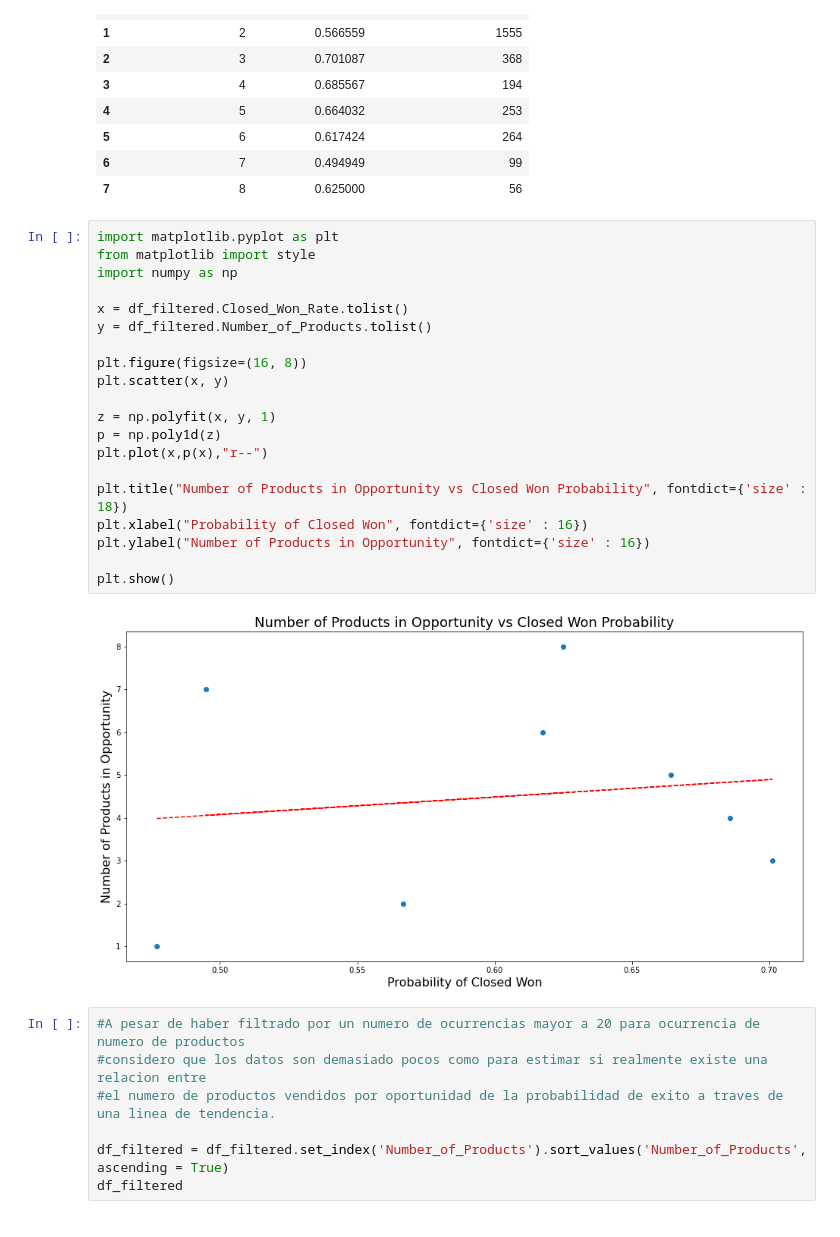
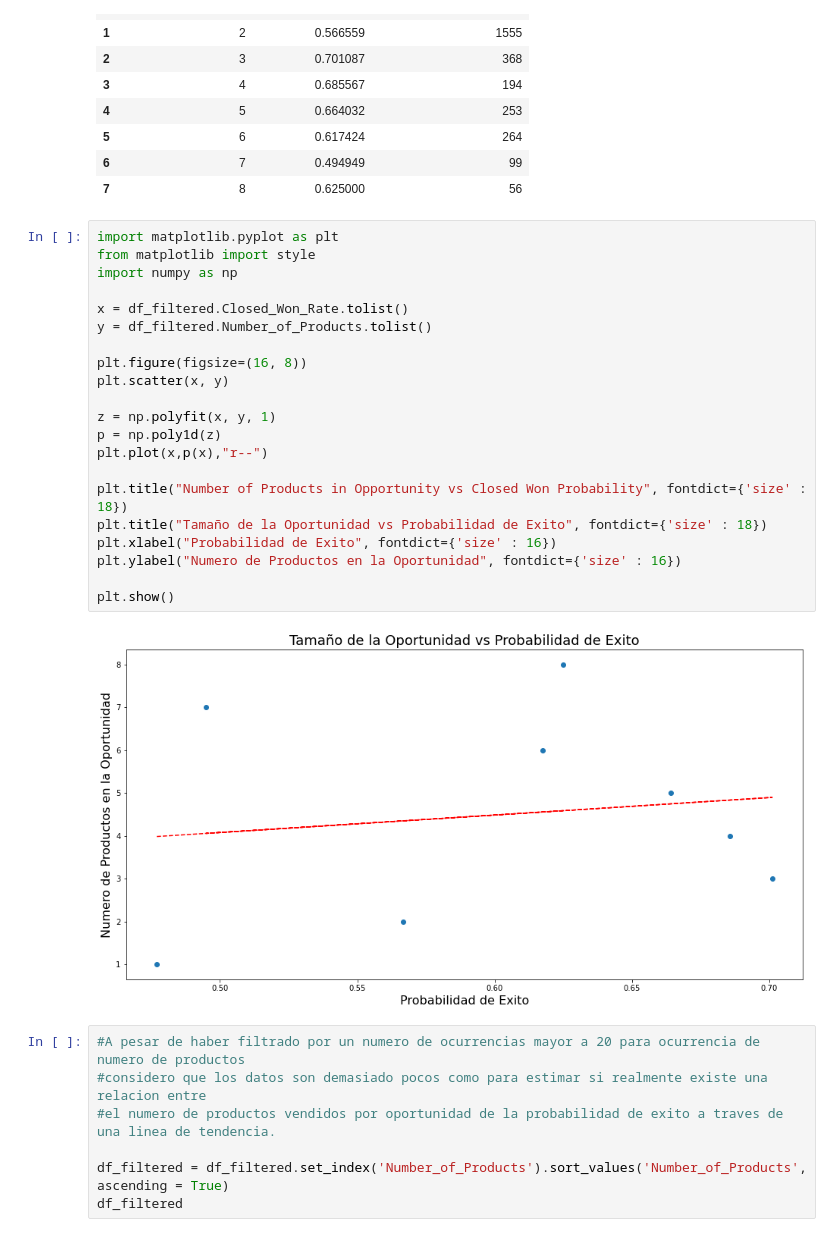
Before and after one commit to gianbelinche/TP1-OrgaDeDatos, a Jupyter notebook: Insights/Number of Products vs Close Won Rate.ipynb, the cells around one changed output. Drawn from its saved outputs; the diff is of its cells as text.

```diff
--- a/Insights/Number of Products vs Close Won Rate.ipynb
+++ b/Insights/Number of Products vs Close Won Rate.ipynb
@@ -44,25 +44,26 @@ df_filtered.head(10)
 # %%
 import matplotlib.pyplot as plt
 from matplotlib import style
 import numpy as np
 
 x = df_filtered.Closed_Won_Rate.tolist()
 y = df_filtered.Number_of_Products.tolist()
 
 plt.figure(figsize=(16, 8))
 plt.scatter(x, y)
 
 z = np.polyfit(x, y, 1)
 p = np.poly1d(z)
 plt.plot(x,p(x),"r--")
 
 plt.title("Number of Products in Opportunity vs Closed Won Probability", fontdict={'size' : 18})
-plt.xlabel("Probability of Closed Won", fontdict={'size' : 16})
-plt.ylabel("Number of Products in Opportunity", fontdict={'size' : 16})
+plt.title("Tamaño de la Oportunidad vs Probabilidad de Exito", fontdict={'size' : 18})
+plt.xlabel("Probabilidad de Exito", fontdict={'size' : 16})
+plt.ylabel("Numero de Productos en la Oportunidad", fontdict={'size' : 16})
 
 plt.show()
 # %% [output]
-[figure, old version]
+[figure, new version]
 # %%
 #A pesar de haber filtrado por un numero de ocurrencias mayor a 20 para ocurrencia de numero de productos
 #considero que los datos son demasiado pocos como para estimar si realmente existe una relacion entre
```
Also changed, not shown: parts of 1 cell of this notebook.
